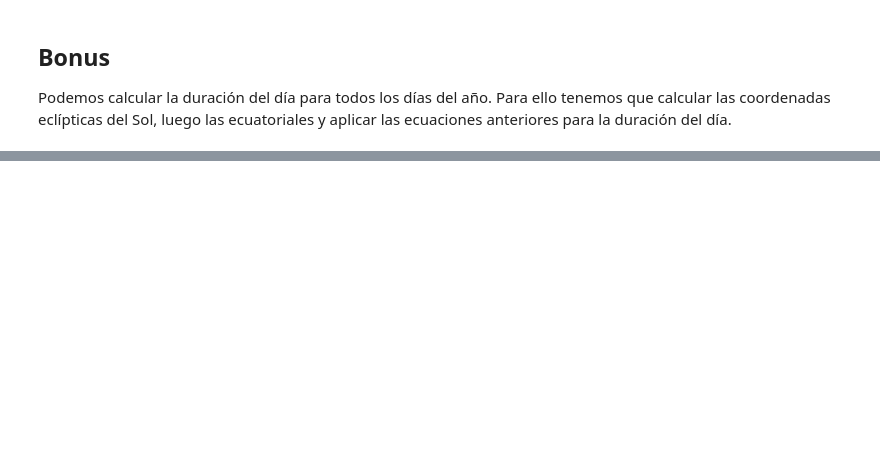
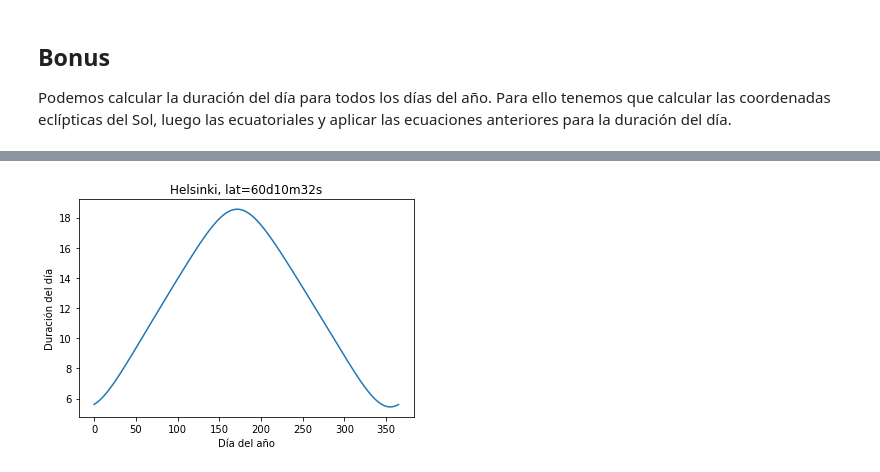
Before and after one commit to sergiopasra/ao-notebooks, a Jupyter notebook: ao_notebooks/problemas12/Problemas12-02.ipynb, the cells around one changed output, grey strips where cells are left out. Cells and saved outputs as stored; diff of their text form; code cells hidden in the pictures; blank space fills up the shorter version.

```diff
--- a/ao_notebooks/problemas12/Problemas12-02.ipynb
+++ b/ao_notebooks/problemas12/Problemas12-02.ipynb
@@ -140,12 +158,14 @@ plt.ylabel('Duración del día');
 # %%
 # Duración del día en Helsinki
 lat_hel = Angle("60d10m32s")
 
 cos_h_hel = -np.tan(dec) * np.tan(lat_hel)
 h_all = Angle(np.arccos(cos_h_hel))
-delta_T_all = 2 * h_all.hour * tsid_tu
+delta_T_all = 2 * h_all.hour * h_escala_sol
 
 plt.plot(tm, delta_T_all)
 plt.title('Helsinki, lat=60d10m32s')
 plt.xlabel('Día del año')
 plt.ylabel('Duración del día');
+# %% [output]
+[figure, added]
```
Also changed, not shown: parts of 9 cells of this notebook.
